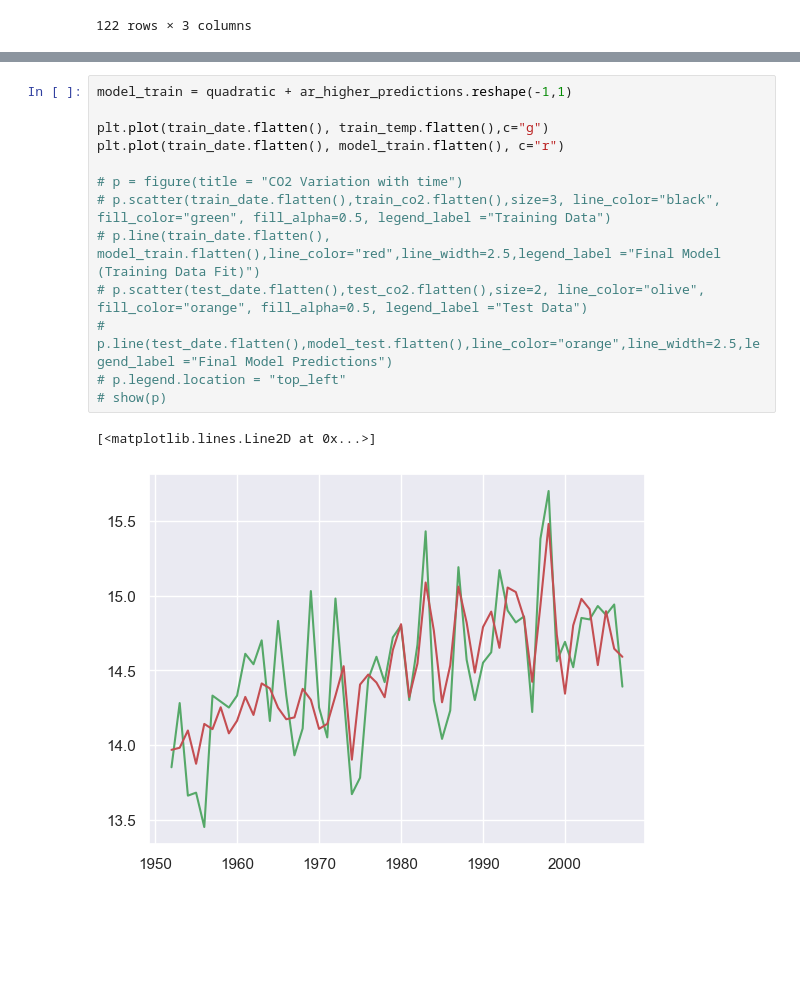
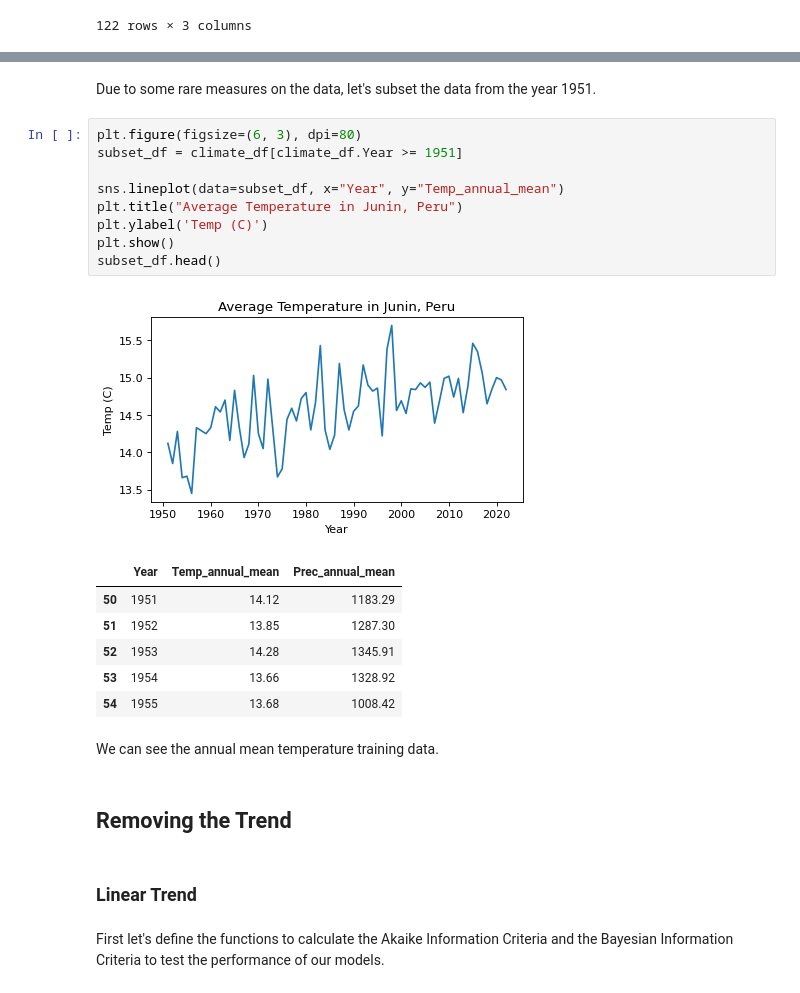
Before and after one commit to pipaber/Portfolio, a Jupyter notebook: posts/time_series/time_series_analysis.ipynb, the cells around one changed output, grey strips where cells are left out. Drawn from its saved outputs; the diff is of its cells as text; blank space fills up the shorter version.

Commit message:
time series commit

```diff
--- a/posts/time_series/time_series_analysis.ipynb
+++ b/posts/time_series/time_series_analysis.ipynb
@@ -220,16 +68,27 @@ plt.show()
-# %%
-model_train = quadratic + ar_higher_predictions.reshape(-1,1)
-
-plt.plot(train_date.flatten(), train_temp.flatten(),c="g")
-plt.plot(train_date.flatten(), model_train.flatten(), c="r")
-
-# p = figure(title = "CO2 Variation with time")
-# p.scatter(train_date.flatten(),train_co2.flatten(),size=3, line_color="black", fill_color="green", fill_alpha=0.5, legend_label ="Training Data")
-# p.line(train_date.flatten(), model_train.flatten(),line_color="red",line_width=2.5,legend_label ="Final Model (Training Data Fit)")
-# p.scatter(test_date.flatten(),test_co2.flatten(),size=2, line_color="olive", fill_color="orange", fill_alpha=0.5, legend_label ="Test Data")
-# p.line(test_date.flatten(),model_test.flatten(),line_color="orange",line_width=2.5,legend_label ="Final Model Predictions")
-# p.legend.location = "top_left"
-# show(p)
-# %% [output]
-[<matplotlib.lines.Line2D at 0x...>]
-[figure, removed]
+# %% [markdown]
+Due to some rare measures on the data, let's subset the data from the year 1951.
+# %%
+plt.figure(figsize=(6, 3), dpi=80)
+subset_df = climate_df[climate_df.Year >= 1951]
+
+sns.lineplot(data=subset_df, x="Year", y="Temp_annual_mean")
+plt.title("Average Temperature in Junin, Peru")
+plt.ylabel('Temp (C)')
+plt.show()
+subset_df.head()
+# %% [output]
+[figure, added]
+|  | Year | Temp_annual_mean | Prec_annual_mean |
+| 50 | 1951 | 14.12 | 1183.29 |
+| 51 | 1952 | 13.85 | 1287.30 |
+| 52 | 1953 | 14.28 | 1345.91 |
+| 53 | 1954 | 13.66 | 1328.92 |
+| 54 | 1955 | 13.68 | 1008.42 |
+# %% [markdown]
+We can see the annual mean temperature training data.
+# %% [markdown]
+## Removing the Trend
+# %% [markdown]
+### Linear Trend
+# %% [markdown]
+First let's define the functions to calculate the Akaike Information Criteria and the Bayesian Information Criteria to test the performance of our models.
```
Also changed, not shown: parts of 56 cells of this notebook, 32 other files.
